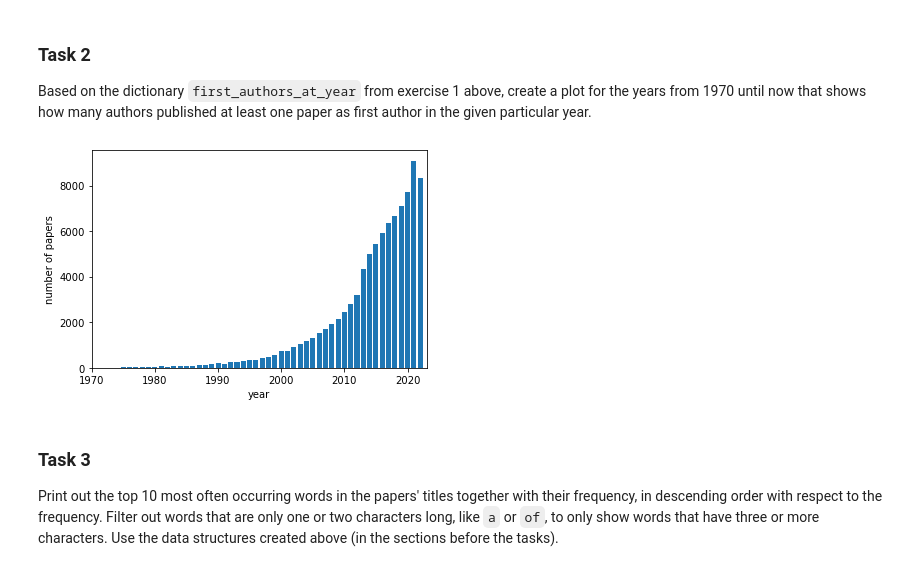
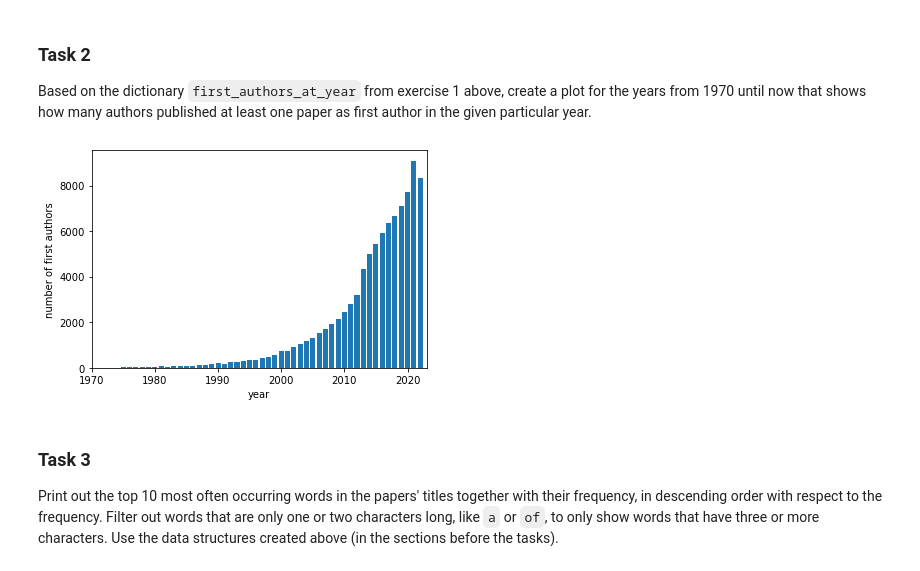
Before and after one commit to shmnrr/IR2022, a Jupyter notebook: 01_inspecting.ipynb, the cells around one changed output. Drawn from its saved outputs; the diff is of its cells as text; code cells hidden in the pictures.

```diff
--- a/01_inspecting.ipynb
+++ b/01_inspecting.ipynb
@@ -176,13 +176,15 @@ print(first_authors_at_year[1970]);
 
 Based on the dictionary `first_authors_at_year` from exercise 1 above, create a plot for the years from 1970 until now that shows how many authors published at least one paper as first author in the given particular year.
 # %%
+# although the graph might not show the values from years <1975, they still are there but
+# scale other than linear scale would have to be used to make them visible
 plt.bar(x = list(first_authors_at_year.keys()),
         height = list(len(first_authors_at_year[x]) for x in first_authors_at_year.keys()))
 plt.xlim(1970, 2023)
 plt.xlabel('year')
-plt.ylabel('number of papers');
+plt.ylabel('number of first authors');
 # %% [output]
-[figure, old version]
+[figure, new version]
 # %% [markdown]
 ### Task 3
 
```
Also changed, not shown: parts of 4 cells of this notebook.
